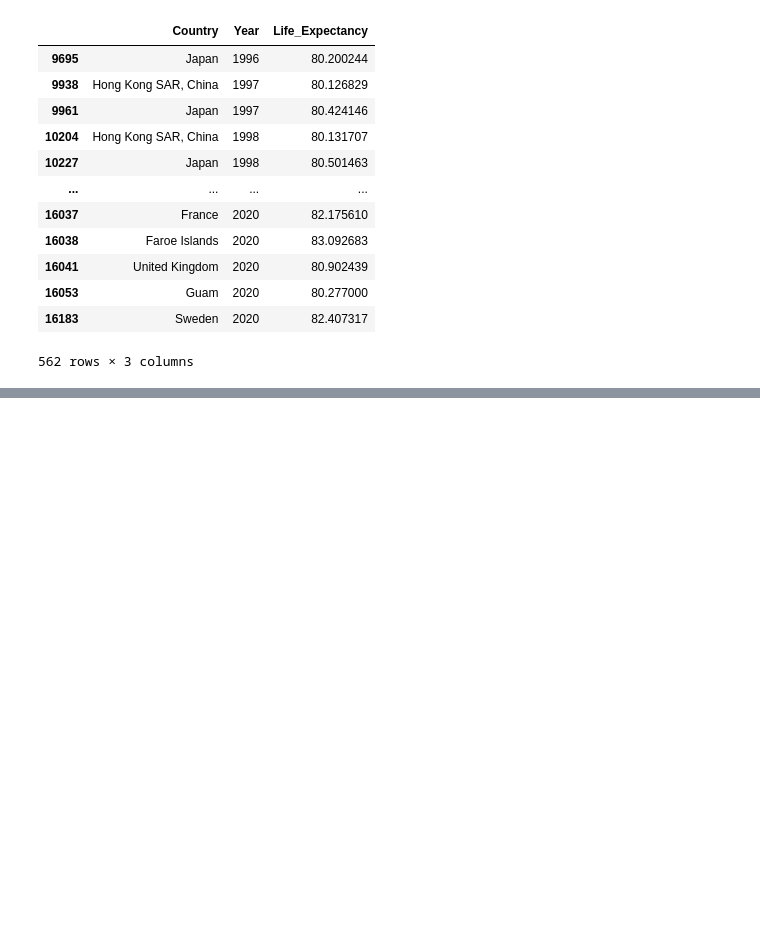
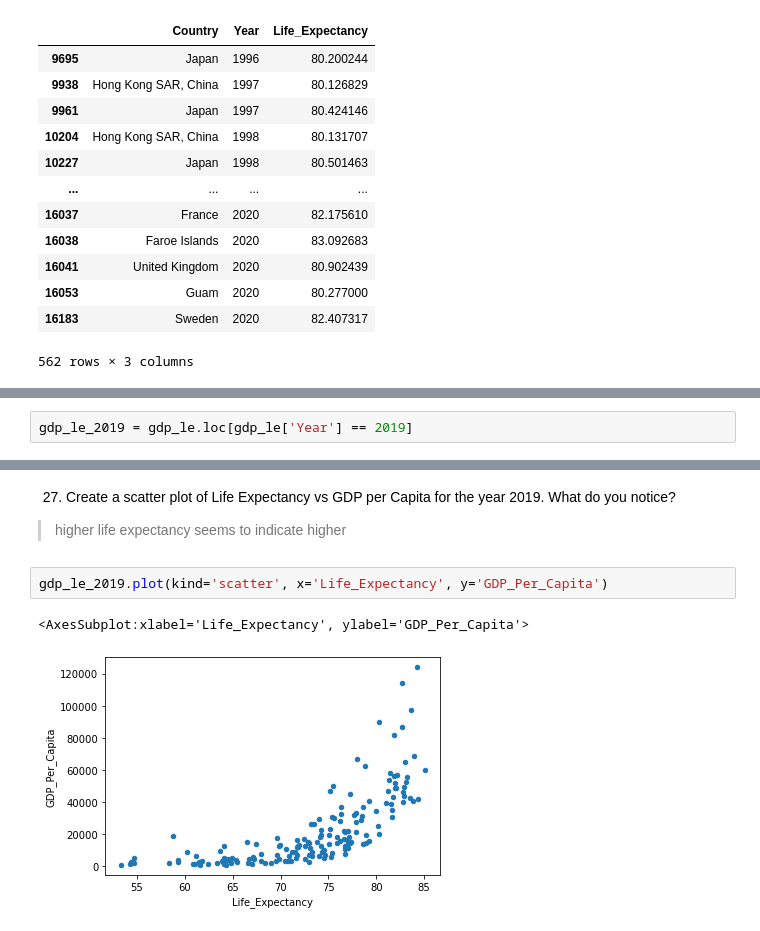
Before and after one commit to tomoumer/un_data_question-tomoumer, a Jupyter notebook: notebooks/UN_Data_Exploration.ipynb, the cells around one changed output, grey strips where cells are left out. Drawn from its saved outputs; the diff is of its cells as text; blank space fills up the shorter version.

```diff
--- a/notebooks/UN_Data_Exploration.ipynb
+++ b/notebooks/UN_Data_Exploration.ipynb
@@ -292,0 +322,2 @@ life_expectancy = (
+# %%
+gdp_le_2019 = gdp_le.loc[gdp_le['Year'] == 2019]
@@ -292,0 +362,9 @@ life_expectancy = (
+# %% [markdown]
+27. Create a scatter plot of Life Expectancy vs GDP per Capita for the year 2019. What do you notice?
+
+> higher life expectancy seems to indicate higher
+# %%
+gdp_le_2019.plot(kind='scatter', x='Life_Expectancy', y='GDP_Per_Capita')
+# %% [output]
+<AxesSubplot:xlabel='Life_Expectancy', ylabel='GDP_Per_Capita'>
+[figure, added]
```
Also changed, not shown: parts of 10 cells of this notebook.
